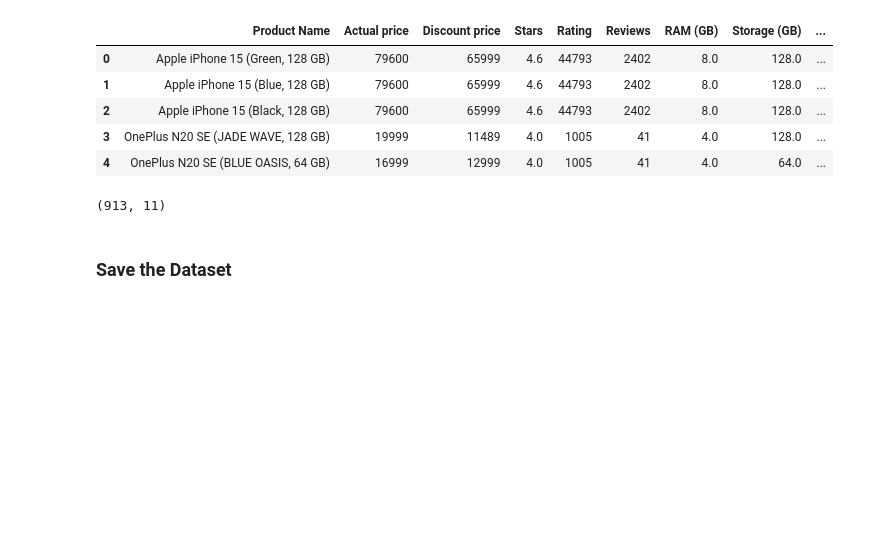
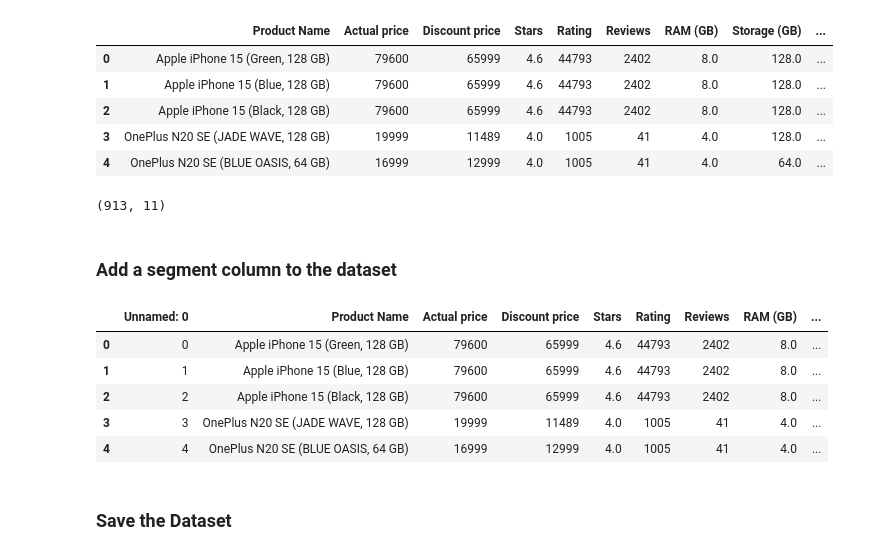
Before and after one commit to amansinghrp/Mobile-Model-Analysis, a Jupyter notebook: 1_preprocess.ipynb, the cells around one changed output. Cells and saved outputs as stored; diff of their text form; code cells hidden in the pictures; blank space fills up the shorter version.

```diff
--- a/1_preprocess.ipynb
+++ b/1_preprocess.ipynb
@@ -224,6 +225,27 @@ df.head()
 df.shape
 # %% [output]
 (913, 11)
+# %% [markdown]
+### Add a segment column to the dataset
+# %%
+def classify_segment(price):
+    if price < 10000:
+        return 'Budget'
+    elif price <= 30000:
+        return 'Mid-Range'
+    else:
+        return 'Flagship'
+
+df['Segment'] = df['Actual price'].apply(classify_segment)
+# %%
+df.head()
+# %% [output]
+|  | Unnamed: 0 | Product Name | Actual price | Discount price | Stars | Rating | Reviews | RAM (GB) | ... |
+| 0 | 0 | Apple iPhone 15 (Green, 128 GB) | 79600 | 65999 | 4.6 | 44793 | 2402 | 8.0 | ... |
+| 1 | 1 | Apple iPhone 15 (Blue, 128 GB) | 79600 | 65999 | 4.6 | 44793 | 2402 | 8.0 | ... |
+| 2 | 2 | Apple iPhone 15 (Black, 128 GB) | 79600 | 65999 | 4.6 | 44793 | 2402 | 8.0 | ... |
+| 3 | 3 | OnePlus N20 SE (JADE WAVE, 128 GB) | 19999 | 11489 | 4.0 | 1005 | 41 | 4.0 | ... |
+| 4 | 4 | OnePlus N20 SE (BLUE OASIS, 64 GB) | 16999 | 12999 | 4.0 | 1005 | 41 | 4.0 | ... |
 # %% [markdown]
 ### Save the Dataset
 # %%
```
Also changed, not shown: parts of 1 cell of this notebook, 1 other file.
